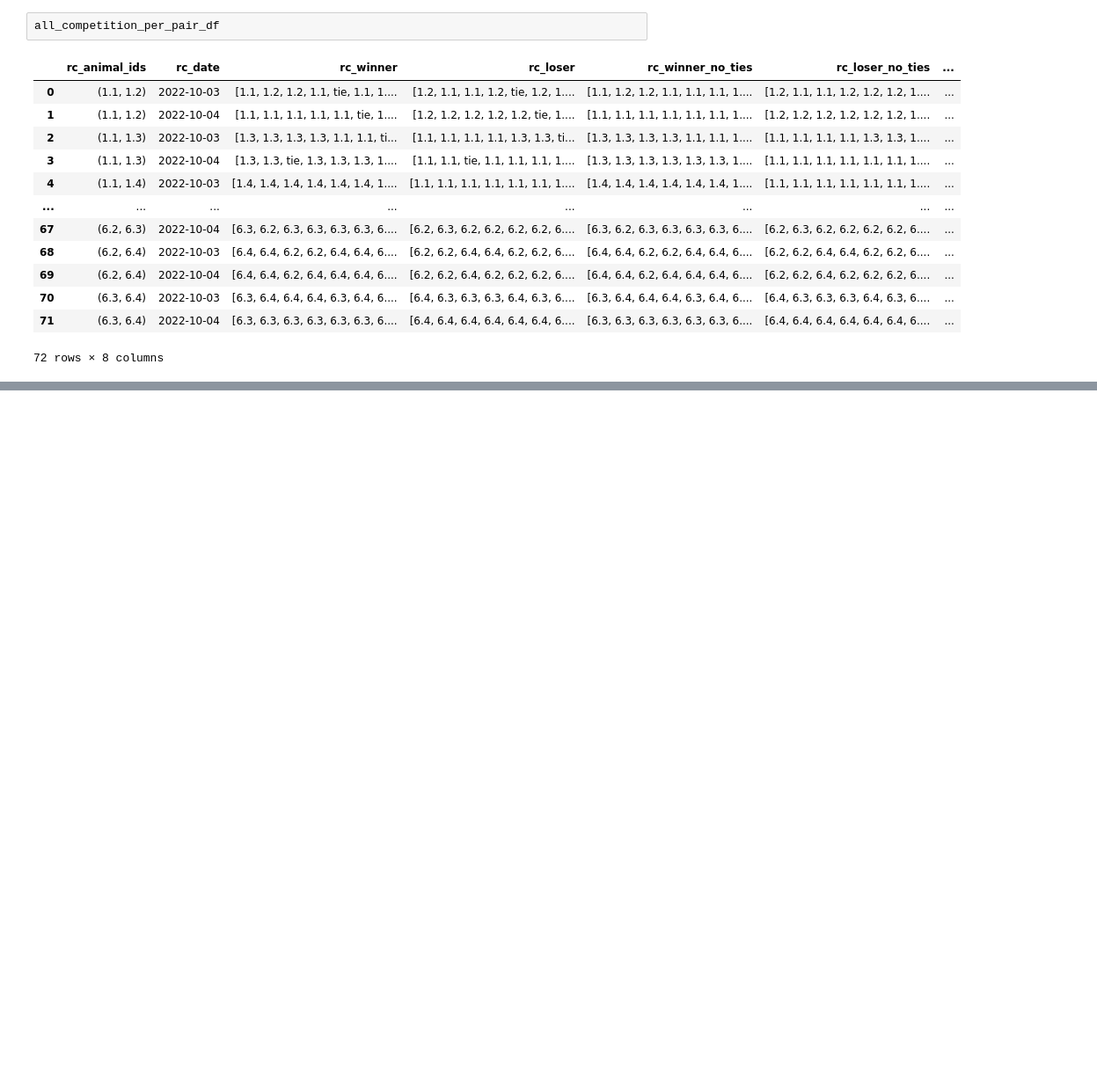
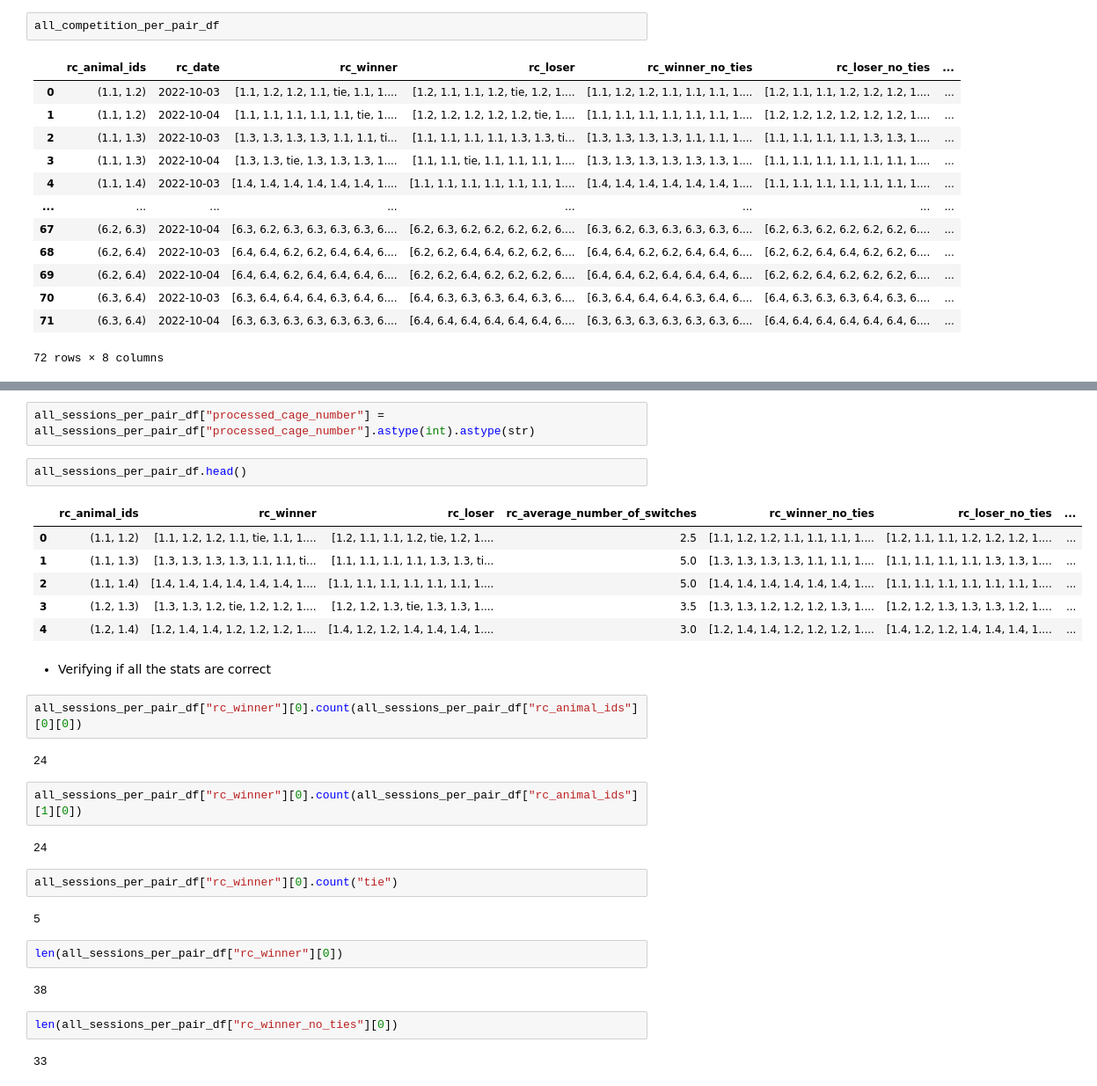
Before and after one commit to padillacoreanolab/social_dominance_active_inference, a Jupyter notebook: results/2023_09_12_pilot_3_elo_rating_calculation/pilot_3_reward_competition_processing.ipynb, the cells around one changed output, grey strips where cells are left out. Shown at 88% size. Cells and saved outputs as stored; diff of their text form; blank space fills up the shorter version.

```diff
--- a/results/2023_09_12_pilot_3_elo_rating_calculation/pilot_3_reward_competition_processing.ipynb
+++ b/results/2023_09_12_pilot_3_elo_rating_calculation/pilot_3_reward_competition_processing.ipynb
@@ -759,0 +967,33 @@ all_competition_per_pair_df
+# %%
+all_sessions_per_pair_df["processed_cage_number"] = all_sessions_per_pair_df["processed_cage_number"].astype(int).astype(str)
+# %%
+all_sessions_per_pair_df.head()
+# %% [output]
+|  | rc_animal_ids | rc_winner | rc_loser | rc_average_number_of_switches | rc_winner_no_ties | rc_loser_no_ties | ... |
+| 0 | (1.1, 1.2) | [1.1, 1.2, 1.2, 1.1, tie, 1.1, 1.... | [1.2, 1.1, 1.1, 1.2, tie, 1.2, 1.... | 2.5 | [1.1, 1.2, 1.2, 1.1, 1.1, 1.1, 1.... | [1.2, 1.1, 1.1, 1.2, 1.2, 1.2, 1.... | ... |
+| 1 | (1.1, 1.3) | [1.3, 1.3, 1.3, 1.3, 1.1, 1.1, ti... | [1.1, 1.1, 1.1, 1.1, 1.3, 1.3, ti... | 5.0 | [1.3, 1.3, 1.3, 1.3, 1.1, 1.1, 1.... | [1.1, 1.1, 1.1, 1.1, 1.3, 1.3, 1.... | ... |
+| 2 | (1.1, 1.4) | [1.4, 1.4, 1.4, 1.4, 1.4, 1.4, 1.... | [1.1, 1.1, 1.1, 1.1, 1.1, 1.1, 1.... | 5.0 | [1.4, 1.4, 1.4, 1.4, 1.4, 1.4, 1.... | [1.1, 1.1, 1.1, 1.1, 1.1, 1.1, 1.... | ... |
+| 3 | (1.2, 1.3) | [1.3, 1.3, 1.2, tie, 1.2, 1.2, 1.... | [1.2, 1.2, 1.3, tie, 1.3, 1.3, 1.... | 3.5 | [1.3, 1.3, 1.2, 1.2, 1.2, 1.3, 1.... | [1.2, 1.2, 1.3, 1.3, 1.3, 1.2, 1.... | ... |
+| 4 | (1.2, 1.4) | [1.2, 1.4, 1.4, 1.2, 1.2, 1.2, 1.... | [1.4, 1.2, 1.2, 1.4, 1.4, 1.4, 1.... | 3.0 | [1.2, 1.4, 1.4, 1.2, 1.2, 1.2, 1.... | [1.4, 1.2, 1.2, 1.4, 1.4, 1.4, 1.... | ... |
+# %% [markdown]
+- Verifying if all the stats are correct
+# %%
+all_sessions_per_pair_df["rc_winner"][0].count(all_sessions_per_pair_df["rc_animal_ids"][0][0])
+# %% [output]
+24
+# %%
+all_sessions_per_pair_df["rc_winner"][0].count(all_sessions_per_pair_df["rc_animal_ids"][1][0])
+# %% [output]
+24
+# %%
+all_sessions_per_pair_df["rc_winner"][0].count("tie")
+# %% [output]
+5
+# %%
+len(all_sessions_per_pair_df["rc_winner"][0])
+# %% [output]
+38
+# %%
+len(all_sessions_per_pair_df["rc_winner_no_ties"][0])
+# %% [output]
+33
```
Also changed, not shown: parts of 68 cells of this notebook.
